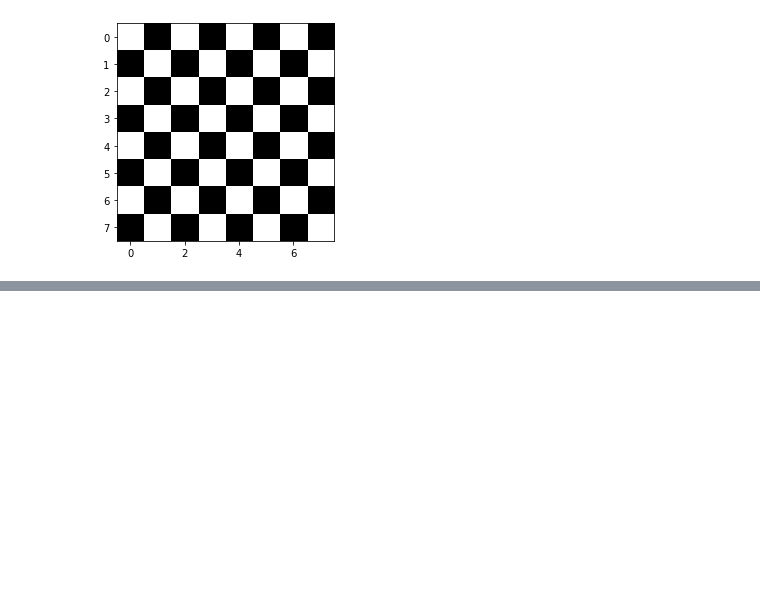
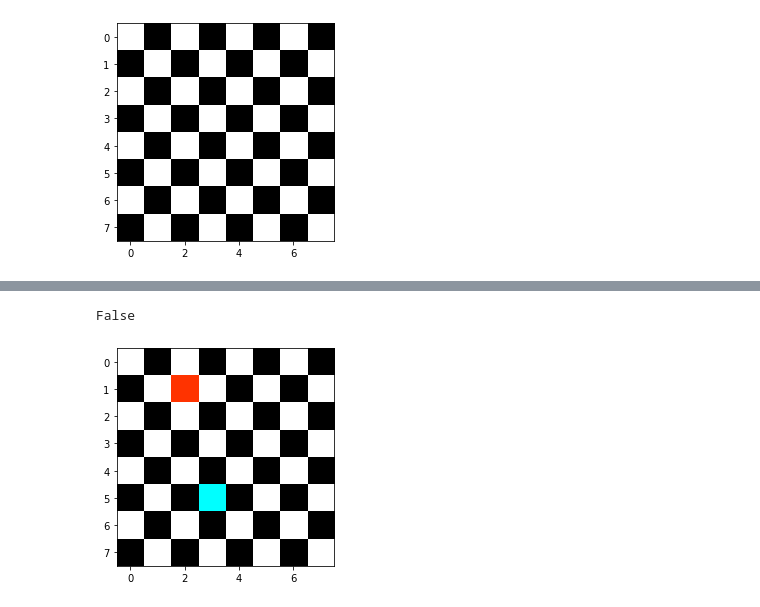
Before and after one commit to ashcaz/chess-board, a Jupyter notebook: chess_board.ipynb, the cells around one changed output, grey strips where cells are left out. Cells and saved outputs as stored; diff of their text form; code cells hidden in the pictures; blank space fills up the shorter version.

```diff
--- a/chess_board.ipynb
+++ b/chess_board.ipynb
@@ -105,0 +116,9 @@ False
+# %%
+new_board.__init__()
+new_board.add_red(1,2)
+new_board.add_blue(5,3)
+new_board.render()
+assert new_board.is_under_attack() == False
+# %% [output]
+False
+[figure, added]
```
Also changed, not shown: parts of 7 cells of this notebook.
